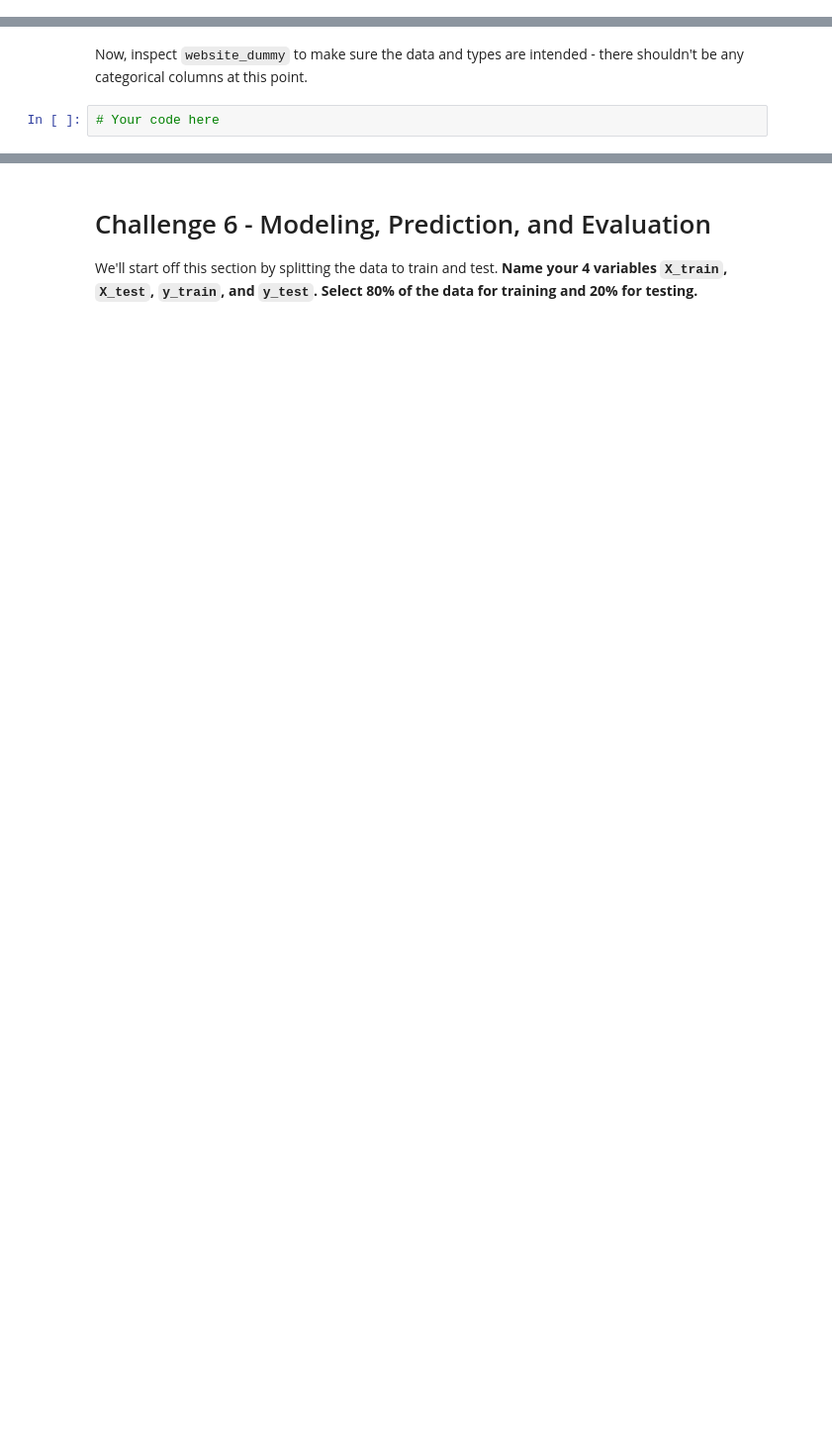
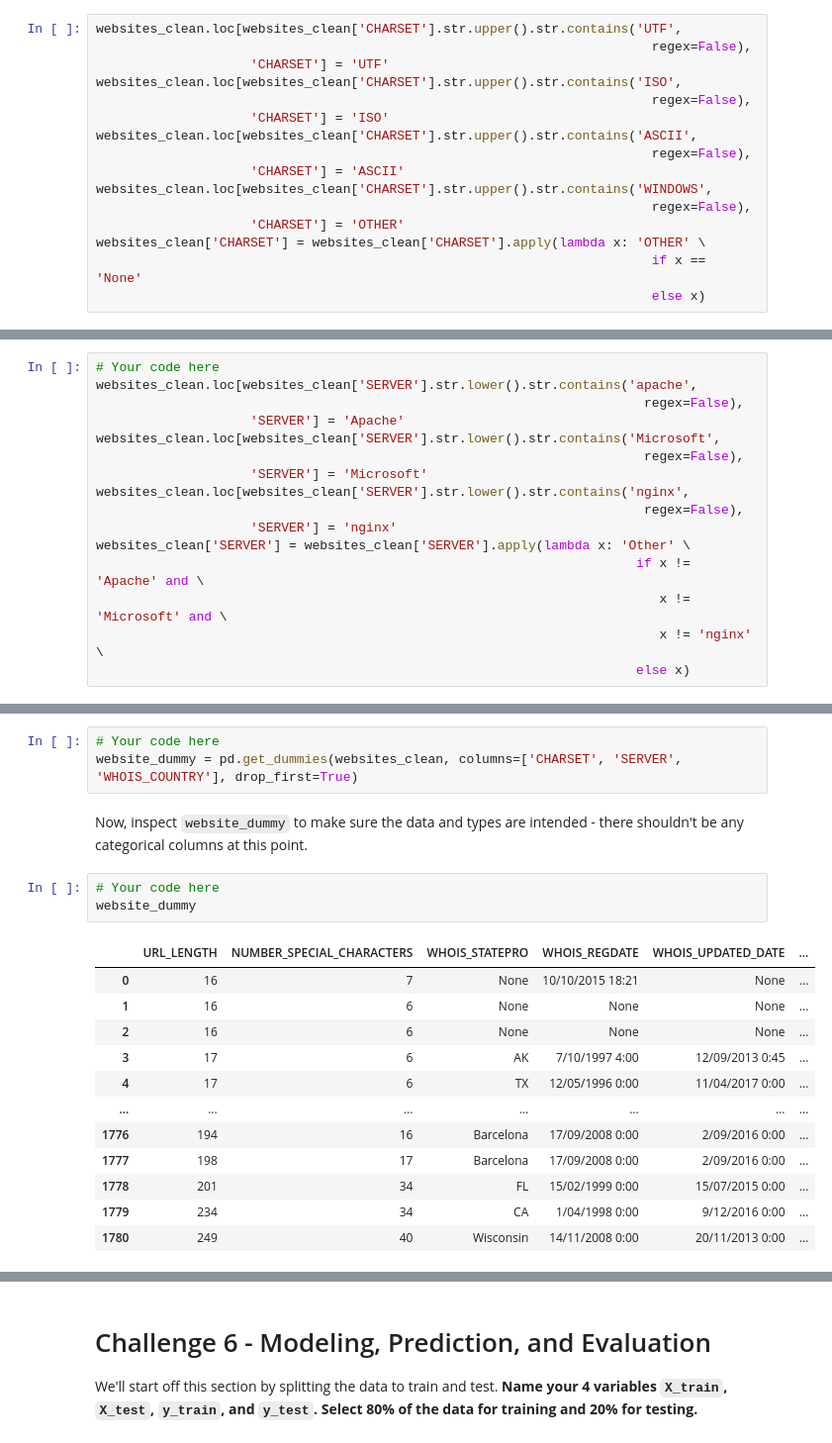
Before and after one commit to Fvperez1/dataptmad0522_labs, a Jupyter notebook: module-3/supervised-learning/your-code/main.ipynb, the cells around one changed output, grey strips where cells are left out. Shown at 99% size. Cells and saved outputs as stored; diff of their text form; blank space fills up the shorter version.

```diff
--- a/module-3/supervised-learning/your-code/main.ipynb
+++ b/module-3/supervised-learning/your-code/main.ipynb
@@ -517,0 +595,16 @@ Now print the `dtypes` of the data again. Besides `WHOIS_COUNTRY` which we alrea
+# %%
+websites_clean.loc[websites_clean['CHARSET'].str.upper().str.contains('UTF',
+                                                                        regex=False),
+                    'CHARSET'] = 'UTF'
+websites_clean.loc[websites_clean['CHARSET'].str.upper().str.contains('ISO',
+                                                                        regex=False),
+                    'CHARSET'] = 'ISO'
+websites_clean.loc[websites_clean['CHARSET'].str.upper().str.contains('ASCII',
+                                                                        regex=False),
+                    'CHARSET'] = 'ASCII'
+websites_clean.loc[websites_clean['CHARSET'].str.upper().str.contains('WINDOWS',
+                                                                        regex=False),
+                    'CHARSET'] = 'OTHER'
+websites_clean['CHARSET'] = websites_clean['CHARSET'].apply(lambda x: 'OTHER' \
+                                                                        if x == 'None'
+                                                                        else x)
@@ -527,0 +641,16 @@ At the end, your `SERVER` column should only contain 4 unique values: `Microsoft
+# %%
+# Your code here
+websites_clean.loc[websites_clean['SERVER'].str.lower().str.contains('apache',
+                                                                       regex=False),
+                    'SERVER'] = 'Apache'
+websites_clean.loc[websites_clean['SERVER'].str.lower().str.contains('Microsoft',
+                                                                       regex=False),
+                    'SERVER'] = 'Microsoft'
+websites_clean.loc[websites_clean['SERVER'].str.lower().str.contains('nginx',
+                                                                       regex=False),
+                    'SERVER'] = 'nginx'
+websites_clean['SERVER'] = websites_clean['SERVER'].apply(lambda x: 'Other' \
+                                                                      if x != 'Apache' and \
+                                                                         x != 'Microsoft' and \
+                                                                         x != 'nginx' \
+                                                                      else x)
@@ -534,4 +684,21 @@ OK, all our categorical data are fixed now. **Let's convert them to ordinal data
+# %%
+# Your code here
+website_dummy = pd.get_dummies(websites_clean, columns=['CHARSET', 'SERVER', 'WHOIS_COUNTRY'], drop_first=True)
 # %% [markdown]
 Now, inspect `website_dummy` to make sure the data and types are intended - there shouldn't be any categorical columns at this point.
 # %%
 # Your code here
+website_dummy
+# %% [output]
+|  | URL_LENGTH | NUMBER_SPECIAL_CHARACTERS | WHOIS_STATEPRO | WHOIS_REGDATE | WHOIS_UPDATED_DATE | ... |
+| 0 | 16 | 7 | None | 10/10/2015 18:21 | None | ... |
+| 1 | 16 | 6 | None | None | None | ... |
+| 2 | 16 | 6 | None | None | None | ... |
+| 3 | 17 | 6 | AK | 7/10/1997 4:00 | 12/09/2013 0:45 | ... |
+| 4 | 17 | 6 | TX | 12/05/1996 0:00 | 11/04/2017 0:00 | ... |
+| ... | ... | ... | ... | ... | ... | ... |
+| 1776 | 194 | 16 | Barcelona | 17/09/2008 0:00 | 2/09/2016 0:00 | ... |
+| 1777 | 198 | 17 | Barcelona | 17/09/2008 0:00 | 2/09/2016 0:00 | ... |
+| 1778 | 201 | 34 | FL | 15/02/1999 0:00 | 15/07/2015 0:00 | ... |
+| 1779 | 234 | 34 | CA | 1/04/1998 0:00 | 9/12/2016 0:00 | ... |
+| 1780 | 249 | 40 | Wisconsin | 14/11/2008 0:00 | 20/11/2013 0:00 | ... |
```
Also changed, not shown: parts of 37 cells of this notebook.
